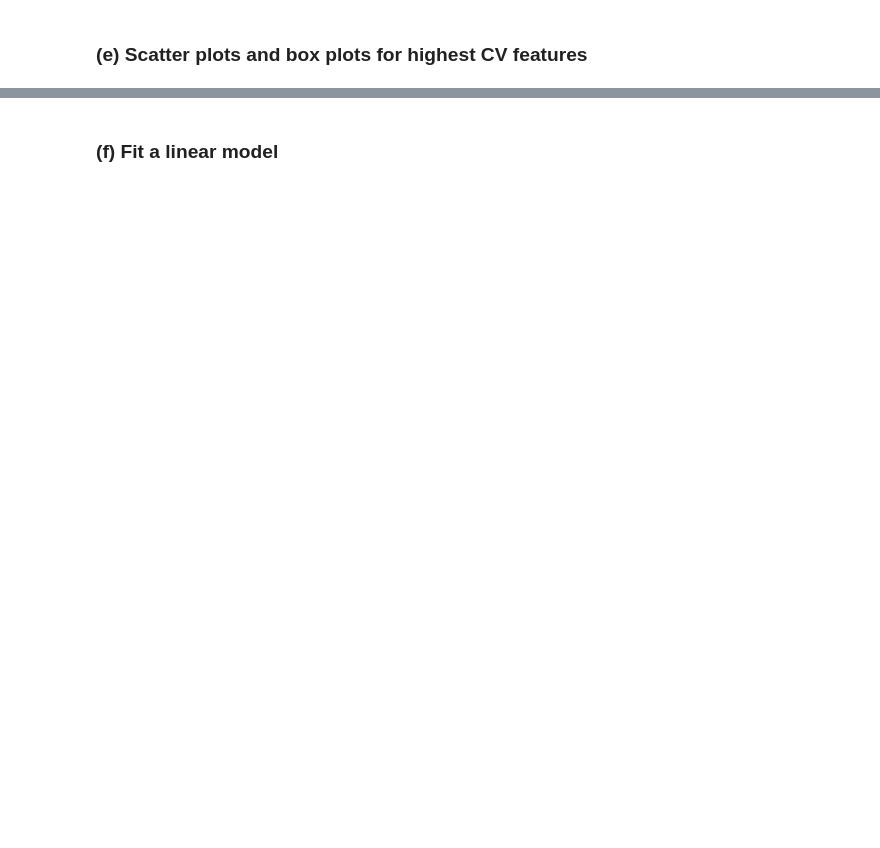
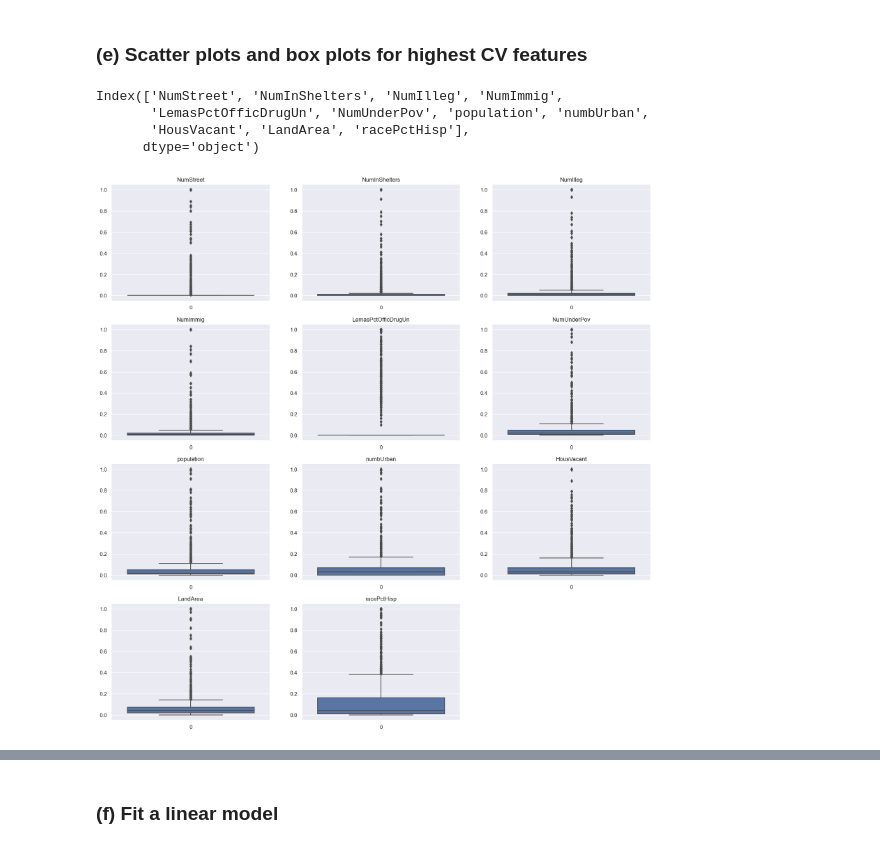
Before and after one commit to egunadi/dsci552-hw5, a Jupyter notebook: notebook/Gunadi_Eben_HW5.ipynb, the cells around one changed output, grey strips where cells are left out. Cells and saved outputs as stored; diff of their text form; code cells hidden in the pictures; blank space fills up the shorter version.

```diff
--- a/notebook/Gunadi_Eben_HW5.ipynb
+++ b/notebook/Gunadi_Eben_HW5.ipynb
@@ -222,2 +298,7 @@ def tree(Temperature, Nausea, LumbarPain, UrinePushing, MicturitionPains, Urethr
 # %% [markdown]
 ### (d) Calculate the Coefficient of Variation CV
+# %%
+# Calculate the Coefficient of Variation CV for each feature, where CV = s/m , in which s is sample standard deviation and m is sample mean
+
+cv = communities_train_df.std() / communities_train_df.mean()
+cv.sort_values(ascending=False)
@@ -224,2 +318,21 @@ def tree(Temperature, Nausea, LumbarPain, UrinePushing, MicturitionPains, Urethr
 # %% [markdown]
 ### (e) Scatter plots and box plots for highest CV features
+# %%
+# Pick √128 features with highest CV, and make scatter plots and box plots for them. Can you draw conclusions about significance of those features, just by the scatter plots?
+
+cv_features = cv.sort_values(ascending=False).head(11).index
+cv_features
+# %% [output]
+Index(['NumStreet', 'NumInShelters', 'NumIlleg', 'NumImmig',
+       'LemasPctOfficDrugUn', 'NumUnderPov', 'population', 'numbUrban',
+       'HousVacant', 'LandArea', 'racePctHisp'],
+      dtype='object')
+# %%
+plt.figure(figsize=(20, 20))
+for i, feature in enumerate(cv_features):
+    plt.subplot(4, 3, i+1)
+    sns.boxplot(communities_train_df[feature])
+    plt.title(feature)
+plt.show()
+# %% [output]
+[figure, added]
```
Also changed, not shown: parts of 21 cells of this notebook, 1 other file.
